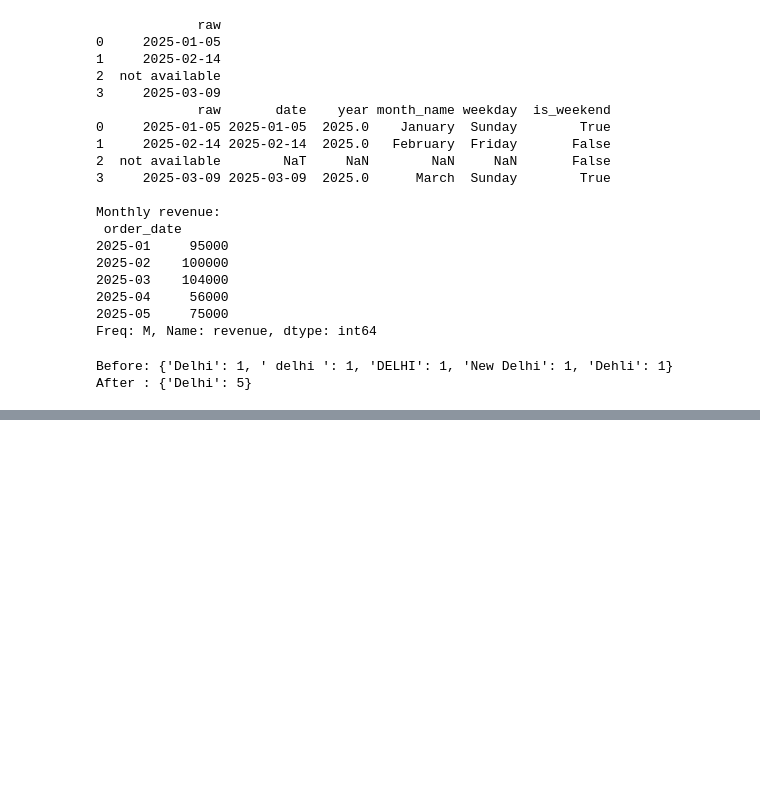
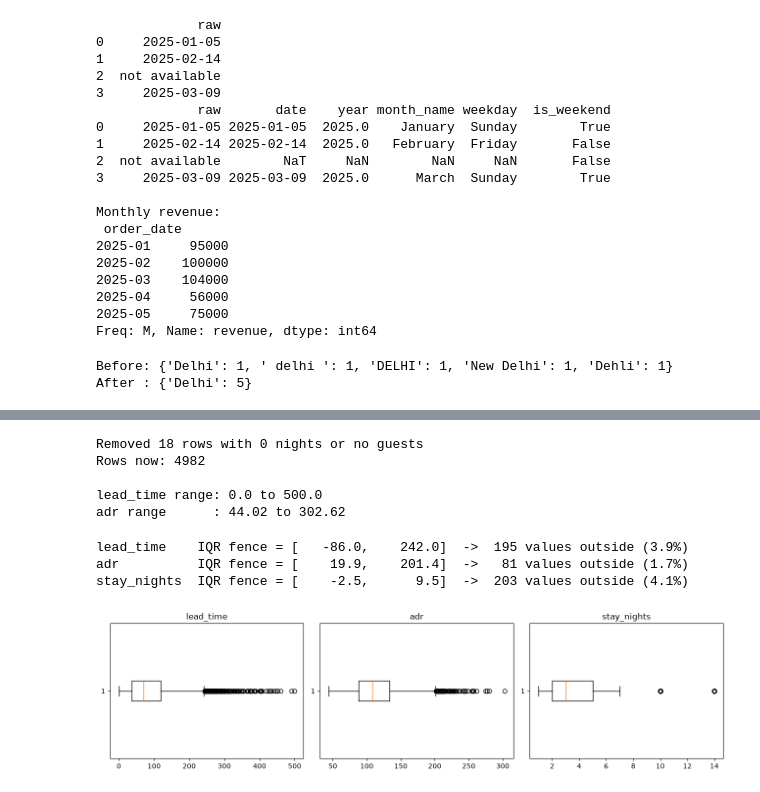
Before and after one commit to arcsinfotech/ai-class, a Jupyter notebook: backend/pandas.ipynb, the cells around one changed output, grey strips where cells are left out. Drawn from its saved outputs; the diff is of its cells as text; code cells hidden in the pictures; blank space fills up the shorter version.

```diff
--- a/backend/pandas.ipynb
+++ b/backend/pandas.ipynb
@@ -343,0 +682,8 @@ After : {'Delhi': 5}
+# %%
+df["check_in_date"] = pd.to_datetime(df["check_in_date"], errors="coerce")   # "not available" -> NaT
+print("Invalid dates turned into NaT:", df["check_in_date"].isna().sum())
+
+# Derive useful date features (a simple, rule-based transformation)
+df["check_in_month"] = df["check_in_date"].dt.month
+df["check_in_dow"]   = df["check_in_date"].dt.dayofweek      # Monday = 0
+df[["check_in_date", "check_in_month", "check_in_dow"]].head()
@@ -343,0 +698,44 @@ After : {'Delhi': 5}
+# %%
+n0 = len(df)
+
+# Rows where the stay itself is not a real stay -> remove
+df = df[df["stay_nights"] > 0]
+df["children"] = df["children"].fillna(0)                 # business rule: missing = no children
+df = df[(df["adults"] + df["children"]) > 0]
+print(f"Removed {n0 - len(df)} rows with 0 nights or no guests")
+
+# Impossible NUMBERS -> mark as missing (NaN). We do not delete the row: other columns are still useful.
+df.loc[df["lead_time"] < 0, "lead_time"]     = np.nan
+df.loc[df["lead_time"] > 730, "lead_time"]   = np.nan
+df.loc[(df["adr"] <= 0) | (df["adr"] > 1000), "adr"] = np.nan
+
+print("Rows now:", len(df))
+print("\nlead_time range:", df["lead_time"].min(), "to", df["lead_time"].max())
+print("adr range      :", df["adr"].min(), "to", df["adr"].max())
+# %% [output]
+Removed 18 rows with 0 nights or no guests
+Rows now: 4982
+
+lead_time range: 0.0 to 500.0
+adr range      : 44.02 to 302.62
+# %%
+def iqr_bounds(series, k=1.5):
+    q1, q3 = series.quantile([0.25, 0.75])
+    iqr = q3 - q1
+    return q1 - k * iqr, q3 + k * iqr
+
+for col in ["lead_time", "adr", "stay_nights"]:
+    s = df[col].dropna()
+    low, high = iqr_bounds(s)
+    n_out = ((s < low) | (s > high)).sum()
+    print(f"{col:12s} IQR fence = [{low:8.1f}, {high:8.1f}]  -> {n_out:4d} values outside ({n_out / len(s) * 100:.1f}%)")
+
+fig, axes = plt.subplots(1, 3, figsize=(13, 3.5))
+for ax, col in zip(axes, ["lead_time", "adr", "stay_nights"]):
+    ax.boxplot(df[col].dropna(), vert=False); ax.set_title(col)
+plt.tight_layout(); plt.show()
+# %% [output]
+lead_time    IQR fence = [   -86.0,    242.0]  ->  195 values outside (3.9%)
+adr          IQR fence = [    19.9,    201.4]  ->   81 values outside (1.7%)
+stay_nights  IQR fence = [    -2.5,      9.5]  ->  203 values outside (4.1%)
+[figure, added]
```
Also changed, not shown: parts of 15 cells of this notebook, 1 other file.
